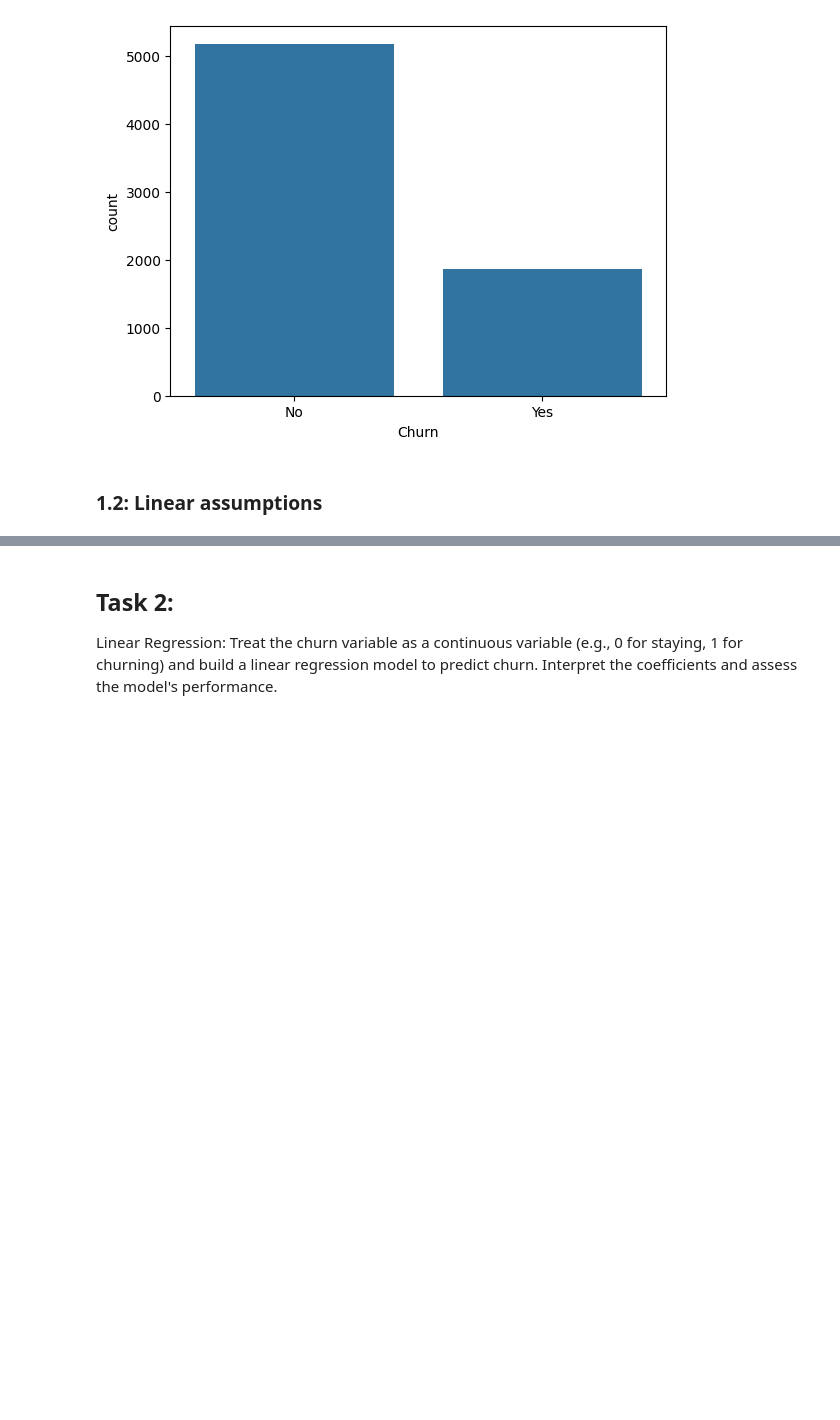
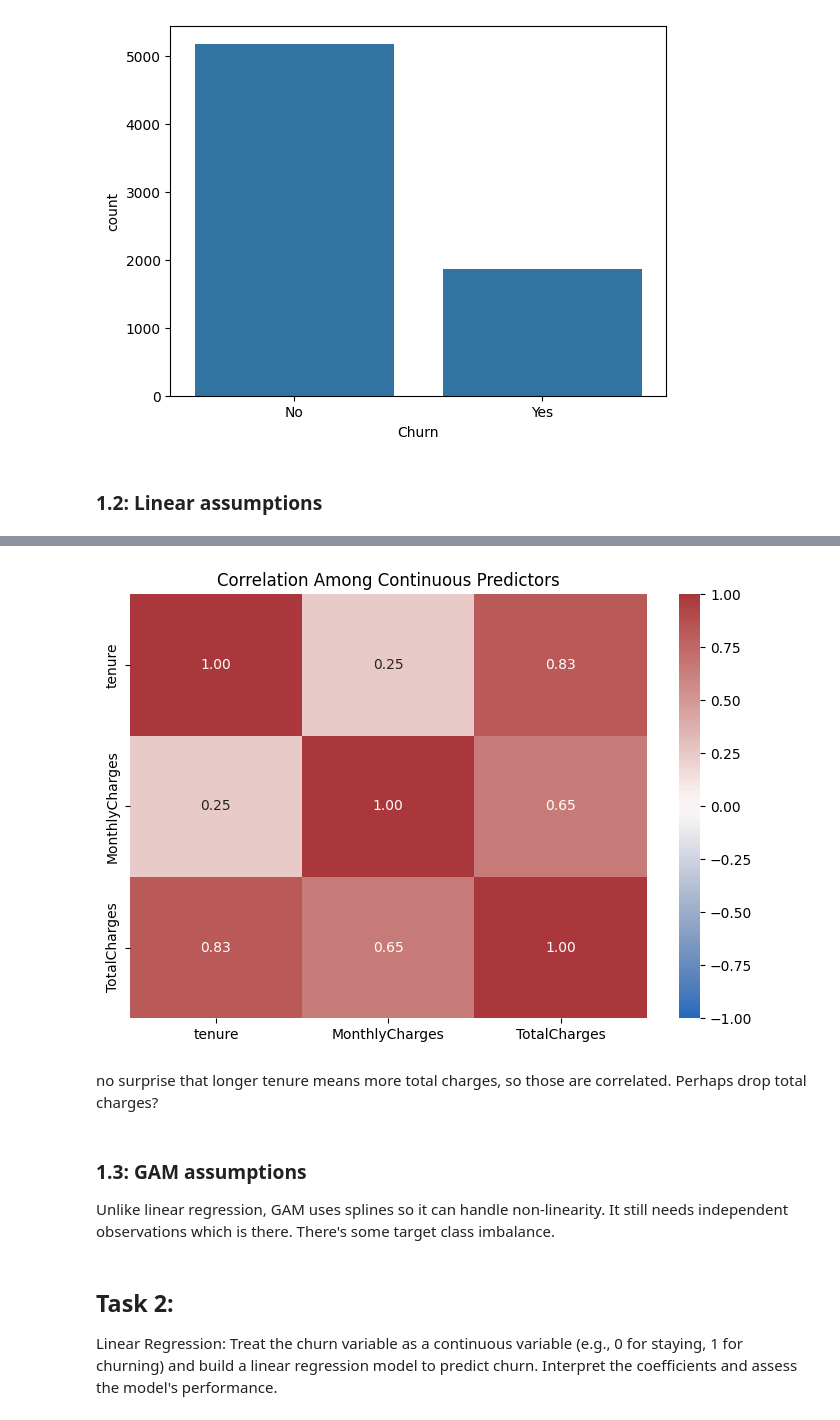
Before and after one commit to duke-aipi-Han/aipi590-XAI, a Jupyter notebook: assumption-junction/telco-churn-analysis.ipynb, the cells around one changed output, grey strips where cells are left out. Saved outputs shown, nothing was run; the diff lists cells and outputs as text; code cells hidden in the pictures; blank space fills up the shorter version.

```diff
--- a/assumption-junction/telco-churn-analysis.ipynb
+++ b/assumption-junction/telco-churn-analysis.ipynb
@@ -168,3 +203,33 @@ Because the target variable is categorical, difficult to visually see any linear
+# %%
+# multicollinearity check
+# Check correlations among the continuous predictors.
+correlation_matrix = X_continuous.corr()
+
+plt.figure(figsize=(7, 5))
+sns.heatmap(
+    correlation_matrix,
+    annot=True,
+    cmap='vlag',
+    center=0,
+    vmin=-1,
+    vmax=1,
+    fmt='.2f'
+)
+plt.title('Correlation Among Continuous Predictors')
+plt.tight_layout()
+plt.show()
+
+# Strong correlations, especially between tenure and TotalCharges, indicate
+# possible multicollinearity and can make individual model effects unstable.
+# %% [output]
+[figure, added]
+# %% [markdown]
+no surprise that longer tenure means more total charges, so those are correlated. Perhaps drop total charges?
+# %% [markdown]
+### 1.3: GAM assumptions
+
+Unlike linear regression, GAM uses splines so it can handle non-linearity. It still needs independent observations which is there.
+There's some target class imbalance.
 # %% [markdown]
 ## Task 2:
 Linear Regression: Treat the churn variable as a continuous variable (e.g., 0 for staying, 1 for churning) and build a linear regression model to predict churn. Interpret the coefficients and assess the model's performance.
```
Also changed, not shown: parts of 21 cells of this notebook, 1 other file.
